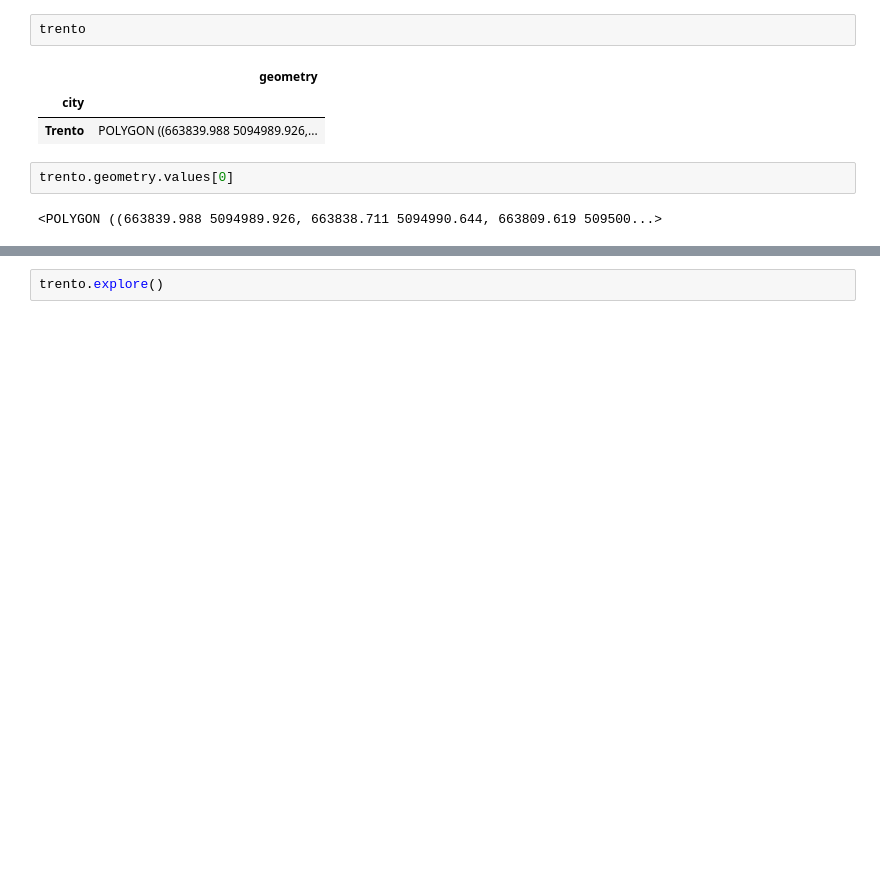
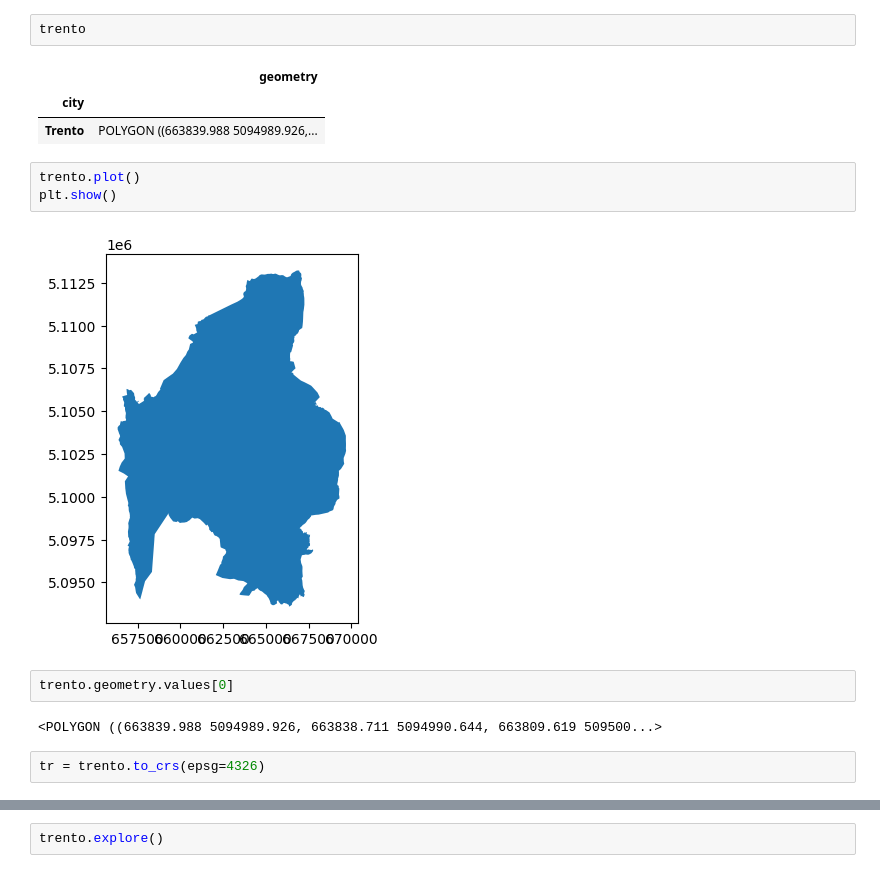
Before and after one commit to Ggenoni/Geospatial_analysis_and_representation, a Jupyter notebook: Project.ipynb, the cells around one changed output, grey strips where cells are left out. Saved outputs shown, nothing was run; the diff lists cells and outputs as text; blank space fills up the shorter version.

```diff
--- a/Project.ipynb
+++ b/Project.ipynb
@@ -105,7 +105,14 @@ trento
 |  | geometry |
 | city |  |
 | Trento | POLYGON ((663839.988 5094989.926,... |
+# %%
+trento.plot()
+plt.show()
+# %% [output]
+[figure, added]
 # %%
 trento.geometry.values[0]
 # %% [output]
 <POLYGON ((663839.988 5094989.926, 663838.711 5094990.644, 663809.619 509500...>
+# %%
+tr = trento.to_crs(epsg=4326)
```
Also changed, not shown: parts of 14 cells of this notebook.
